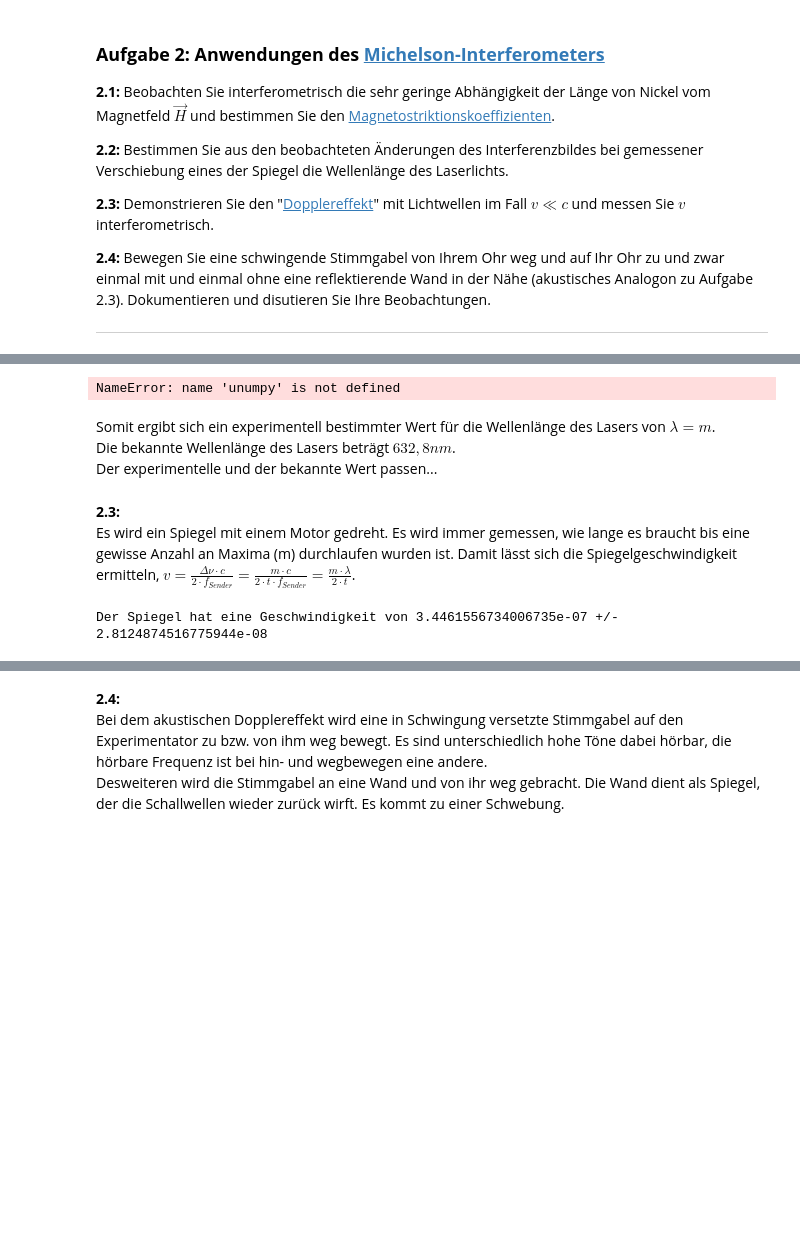
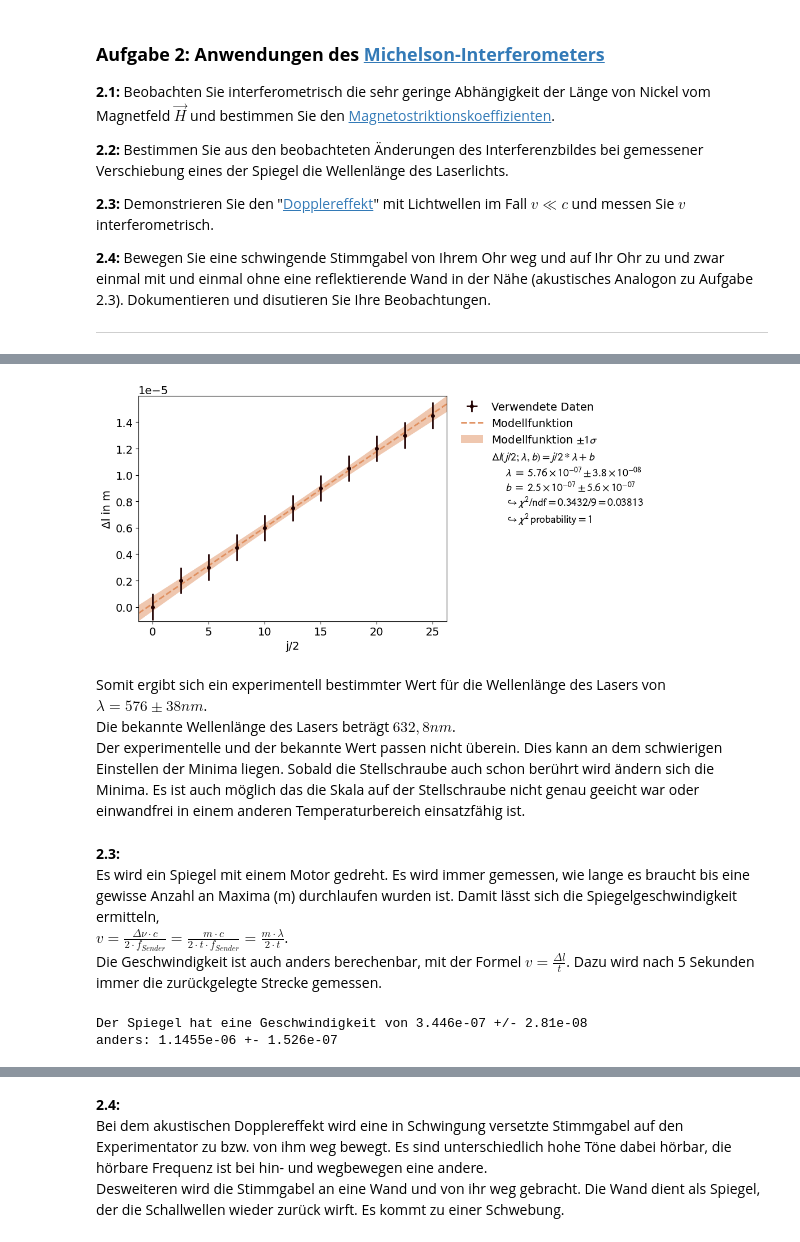
Before and after one commit to thexwon/Praktikum2KlassPhysKIT, a Jupyter notebook: Laser-Optik_Teil_B/Laser-Optik_Teil_B.ipynb, the cells around one changed output, grey strips where cells are left out. Drawn from its saved outputs; the diff is of its cells as text; code cells hidden in the pictures; blank space fills up the shorter version.

```diff
--- a/Laser-Optik_Teil_B/Laser-Optik_Teil_B.ipynb
+++ b/Laser-Optik_Teil_B/Laser-Optik_Teil_B.ipynb
@@ -255,49 +257,60 @@ Es werden immer für x Minima $j$ gemessen, da die Längenänderung sehr gering
 Anschließend lässt sich mit $\lambda = \frac{2 \cdot \Delta l}{j}$ die Wellenlänge des Lasers bestimmen. \
 Dazu wird auch wieder ein linearer Fit verwendet.
 # %%
-delta_l=unumpy.uarray(np.array([14.4,14.38,14.37,14.355,14.34,14.325,14.31,14.295,14.28,14.27,14.255]),np.array([]))*10**-3 # in mm
-delta_l =  delta_l-14.4*10**-3
+delta_l_true=np.array([14.4,14.38,14.37,14.355,14.34,14.325,14.31,14.295,14.28,14.27,14.255])*10**(-4)
+delta_l_std=np.full(11,0.01)*10**(-4)
+delta_l=unumpy.uarray(delta_l_true,delta_l_std) # in mm
+delta_l =  abs(delta_l-(14.4*10**(-4)))
 j=np.array([0,5,10,15,20,25,30,35,40,45,50])
 
-y=j/2
-z = unumpy.nominal_values(delta_l)
-xy_data = XYContainer(z,y)
-x_error = unumpy.std_devs(delta_l)
-def linear(x,a=0.000000690,b=0):
+
+
+xy_data = XYContainer(j/2,unumpy.nominal_values(delta_l))
+y_error = unumpy.std_devs(delta_l)
+def linear(x,a=0.000000632,b=0):
     return x*a+b
 line_fit=Fit(data=xy_data,model_function=linear)
-line_fit.add_error(axis='x', err_val=x_error,relative=False)  # add the x-error to the fit
-#line_fit.add_error(axis='y', err_val=y_error,relative=False)
+#line_fit.add_error(axis='x', err_val=x_error,relative=False)  # add the x-error to the fit
+line_fit.add_error(axis='y', err_val=y_error,relative=False)
 
 line_fit.do_fit()
-line_fit.assign_parameter_latex_names(x='\Delta l', a='\lambda',b='b')
-line_fit.assign_model_function_latex_name('j/2')
+line_fit.assign_parameter_latex_names(x='j/2', a='\lambda',b='b')
+line_fit.assign_model_function_latex_name('Δl')
 line_fit.assign_model_function_latex_expression(' {x} *  {a} + {b}')
 
 line_fit.data_container.label = "Verwendete Daten"
 line_fit.model_label = "Modellfunktion"
 
-line_fit.data_container.axis_labels = ['\Delta l in m','j']
+line_fit.data_container.axis_labels = ['j/2','Δl in m']
 plot = Plot(fit_objects= line_fit)
 
 plot.plot()
 plt.show()
 # %% [output]
-NameError: name 'unumpy' is not defined
+[figure, added]
 # %% [markdown]
-Somit ergibt sich ein experimentell bestimmter Wert für die Wellenlänge des Lasers von $\lambda = m$. \
+Somit ergibt sich ein experimentell bestimmter Wert für die Wellenlänge des Lasers von $\lambda = 576 \pm 38 nm$. \
 Die bekannte Wellenlänge des Lasers beträgt $632,8 nm$.\
-Der experimentelle und der bekannte Wert passen...
+Der experimentelle und der bekannte Wert passen nicht überein. Dies kann an dem schwierigen Einstellen der Minima liegen. Sobald die Stellschraube auch schon berührt wird ändern sich die Minima. Es ist auch möglich das die Skala auf der Stellschraube nicht genau geeicht war oder einwandfrei in einem anderen Temperaturbereich einsatzfähig ist.
 # %% [markdown]
 **2.3:**\
-Es wird ein Spiegel mit einem Motor gedreht. Es wird immer gemessen, wie lange es braucht bis eine gewisse Anzahl an Maxima (m) durchlaufen wurden ist. Damit lässt sich die Spiegelgeschwindigkeit ermitteln, $ v= \frac{\Delta \nu \cdot c}{2 \cdot f_{Sender}} = \frac{m \cdot c}{2 \cdot t \cdot f_{Sender}} =\frac{m \cdot \lambda}{2 \cdot t}$.
+Es wird ein Spiegel mit einem Motor gedreht. Es wird immer gemessen, wie lange es braucht bis eine gewisse Anzahl an Maxima (m) durchlaufen wurden ist. Damit lässt sich die Spiegelgeschwindigkeit ermitteln, \
+ $ v= \frac{\Delta \nu \cdot c}{2 \cdot f_{Sender}} = \frac{m \cdot c}{2 \cdot t \cdot f_{Sender}} =\frac{m \cdot \lambda}{2 \cdot t}$. \
+Die Geschwindigkeit ist auch anders berechenbar, mit der Formel $v=\frac{\Delta l}{t}$. Dazu wird nach 5 Sekunden immer die zurückgelegte Strecke gemessen.
 # %%
-
-delta_l = unumpy.uarray(np.array([0.05,0.114,0.173,0.24,0.287,0.35,0.4,0.47,0.52,0.575,0.632,0.68])*10**-3,np.full(12,0.1))
+delta_l_true=np.array([0.05,0.114,0.173,0.24,0.287,0.35,0.4,0.47,0.52,0.575,0.632,0.68])*10**-4
+delta_l_std=np.full(12,(0.01*10**(-4)))
+delta_l = unumpy.uarray(delta_l_true,delta_l_std)
+delta_t = unumpy.uarray(np.array([5,10,15,20,25,30,35,40,45,50,55,60]),np.full(12,0.5))
+delta_l_neu=np.zeros(11)
+for i in range(11):
+    delta_l_neu[i]=(unumpy.nominal_values(delta_l[i+1])-unumpy.nominal_values(delta_l[i]))/5
 lamda=ufloat(632.8*10**(-9),0.01) # in m
 m=np.array([5,10,16,22,27,31,37,43,49,55,61,68])
 t=unumpy.uarray(np.array([5,10,15,20,25,30,35,40,45,50,55,50]),np.array(np.full(12,1)))
 v=m*lamda/(2*t)
-print ('Der Spiegel hat eine Geschwindigkeit von',np.mean(unumpy.nominal_values(v)),'+/-',np.std(unumpy.nominal_values(v)))
+print ('Der Spiegel hat eine Geschwindigkeit von',np.round(np.mean(unumpy.nominal_values(v)),10),'+/-',np.round(np.std(unumpy.nominal_values(v)),10))
+print('anders:',np.round(np.mean(delta_l_neu),10),'+-',np.round(np.std(delta_l_neu),10))
 # %% [output]
-Der Spiegel hat eine Geschwindigkeit von 3.4461556734006735e-07 +/- 2.8124874516775944e-08
+Der Spiegel hat eine Geschwindigkeit von 3.446e-07 +/- 2.81e-08
+anders: 1.1455e-06 +- 1.526e-07
```
Also changed, not shown: parts of 6 cells of this notebook.
